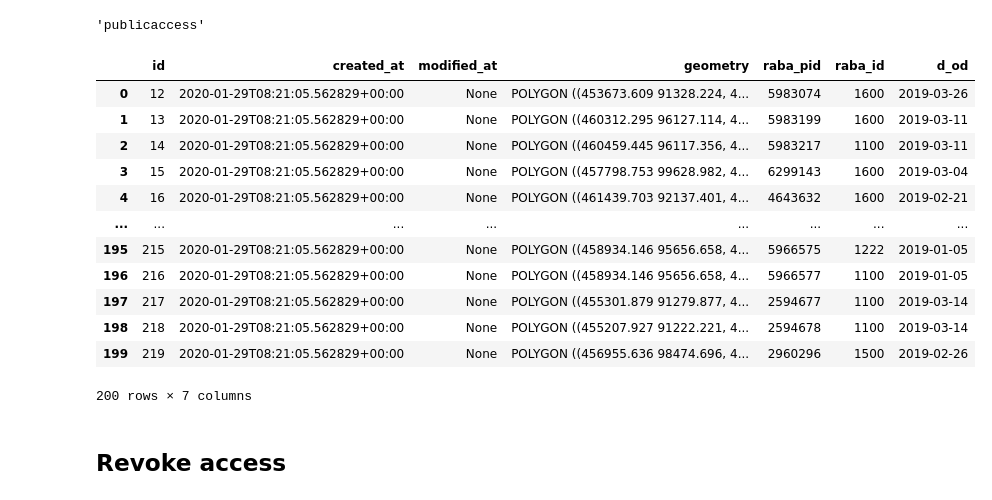
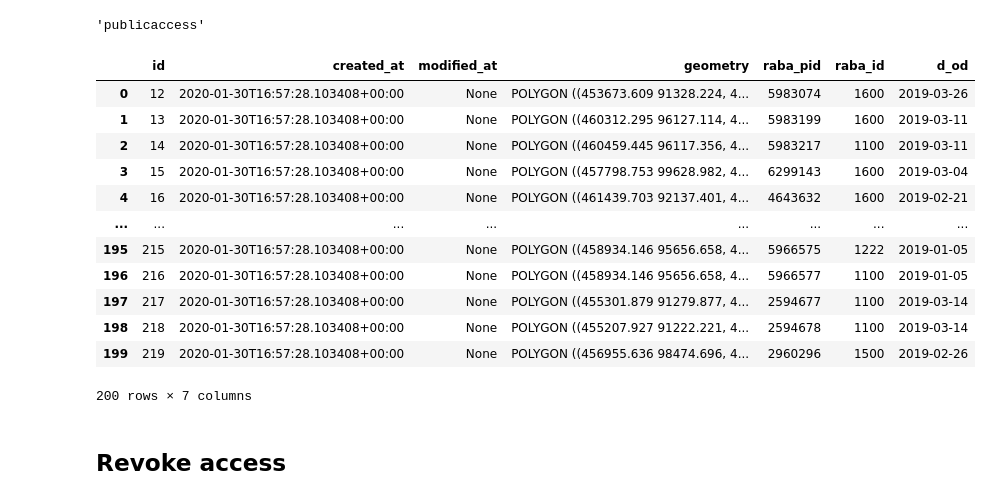
Before and after one commit to xcube-dev/xcube-geodb, a Jupyter notebook: notebooks/geodb_share_datasets.ipynb, the cells around one changed output. Saved outputs shown, nothing was run; the diff lists cells and outputs as text; code cells hidden in the pictures.

```diff
--- a/notebooks/geodb_share_datasets.ipynb
+++ b/notebooks/geodb_share_datasets.ipynb
@@ -21,21 +20,21 @@ geodb.whoami
 'publicaccess'
 # %%
 gdf = geodb.get_collection_by_bbox(collection="land_use", bbox=(452750.0, 464000.0, 88909.549, 102486.299),
-                           comparison_mode="contains", bbox_crs=3794, limit=200, offset=10, namespace='anja')
+                           comparison_mode="contains", bbox_crs=3794, limit=200, offset=10, namespace='geodb_admin')
 gdf
 # %% [output]
 |  | id | created_at | modified_at | geometry | raba_pid | raba_id | d_od |
-| 0 | 12 | 2020-01-29T08:21:05.562829+00:00 | None | POLYGON ((453673.609 91328.224, 4... | 5983074 | 1600 | 2019-03-26 |
-| 1 | 13 | 2020-01-29T08:21:05.562829+00:00 | None | POLYGON ((460312.295 96127.114, 4... | 5983199 | 1600 | 2019-03-11 |
-| 2 | 14 | 2020-01-29T08:21:05.562829+00:00 | None | POLYGON ((460459.445 96117.356, 4... | 5983217 | 1100 | 2019-03-11 |
-| 3 | 15 | 2020-01-29T08:21:05.562829+00:00 | None | POLYGON ((457798.753 99628.982, 4... | 6299143 | 1600 | 2019-03-04 |
-| 4 | 16 | 2020-01-29T08:21:05.562829+00:00 | None | POLYGON ((461439.703 92137.401, 4... | 4643632 | 1600 | 2019-02-21 |
+| 0 | 12 | 2020-01-30T16:57:28.103408+00:00 | None | POLYGON ((453673.609 91328.224, 4... | 5983074 | 1600 | 2019-03-26 |
+| 1 | 13 | 2020-01-30T16:57:28.103408+00:00 | None | POLYGON ((460312.295 96127.114, 4... | 5983199 | 1600 | 2019-03-11 |
+| 2 | 14 | 2020-01-30T16:57:28.103408+00:00 | None | POLYGON ((460459.445 96117.356, 4... | 5983217 | 1100 | 2019-03-11 |
+| 3 | 15 | 2020-01-30T16:57:28.103408+00:00 | None | POLYGON ((457798.753 99628.982, 4... | 6299143 | 1600 | 2019-03-04 |
+| 4 | 16 | 2020-01-30T16:57:28.103408+00:00 | None | POLYGON ((461439.703 92137.401, 4... | 4643632 | 1600 | 2019-02-21 |
 | ... | ... | ... | ... | ... | ... | ... | ... |
-| 195 | 215 | 2020-01-29T08:21:05.562829+00:00 | None | POLYGON ((458934.146 95656.658, 4... | 5966575 | 1222 | 2019-01-05 |
-| 196 | 216 | 2020-01-29T08:21:05.562829+00:00 | None | POLYGON ((458934.146 95656.658, 4... | 5966577 | 1100 | 2019-01-05 |
-| 197 | 217 | 2020-01-29T08:21:05.562829+00:00 | None | POLYGON ((455301.879 91279.877, 4... | 2594677 | 1100 | 2019-03-14 |
-| 198 | 218 | 2020-01-29T08:21:05.562829+00:00 | None | POLYGON ((455207.927 91222.221, 4... | 2594678 | 1100 | 2019-03-14 |
-| 199 | 219 | 2020-01-29T08:21:05.562829+00:00 | None | POLYGON ((456955.636 98474.696, 4... | 2960296 | 1500 | 2019-02-26 |
+| 195 | 215 | 2020-01-30T16:57:28.103408+00:00 | None | POLYGON ((458934.146 95656.658, 4... | 5966575 | 1222 | 2019-01-05 |
+| 196 | 216 | 2020-01-30T16:57:28.103408+00:00 | None | POLYGON ((458934.146 95656.658, 4... | 5966577 | 1100 | 2019-01-05 |
+| 197 | 217 | 2020-01-30T16:57:28.103408+00:00 | None | POLYGON ((455301.879 91279.877, 4... | 2594677 | 1100 | 2019-03-14 |
+| 198 | 218 | 2020-01-30T16:57:28.103408+00:00 | None | POLYGON ((455207.927 91222.221, 4... | 2594678 | 1100 | 2019-03-14 |
+| 199 | 219 | 2020-01-30T16:57:28.103408+00:00 | None | POLYGON ((456955.636 98474.696, 4... | 2960296 | 1500 | 2019-02-26 |
 200 rows × 7 columns
 # %% [markdown]
 ## Revoke access
```
Also changed, not shown: parts of 7 cells of this notebook, 5 other files.
